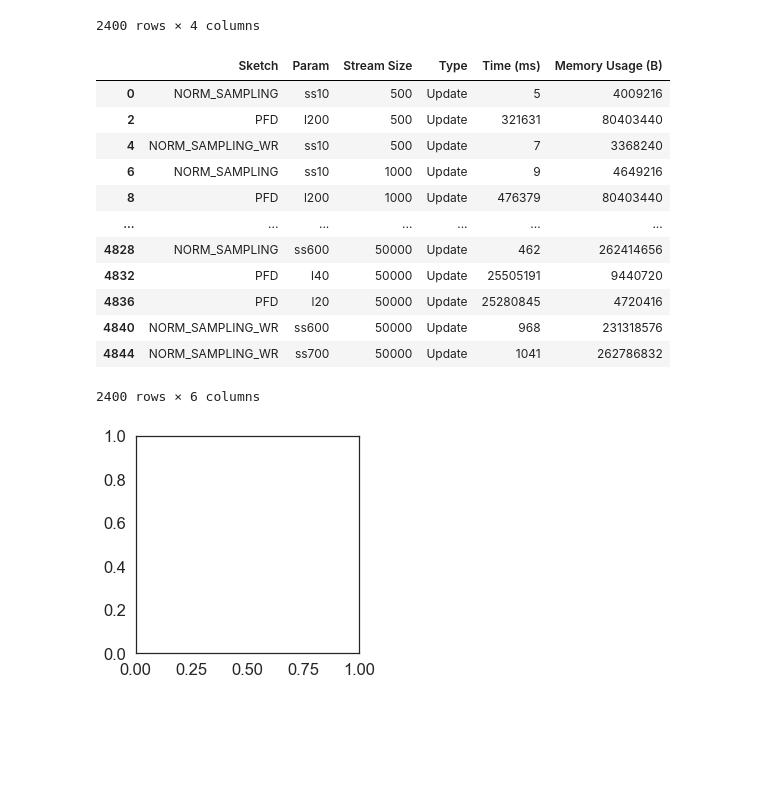
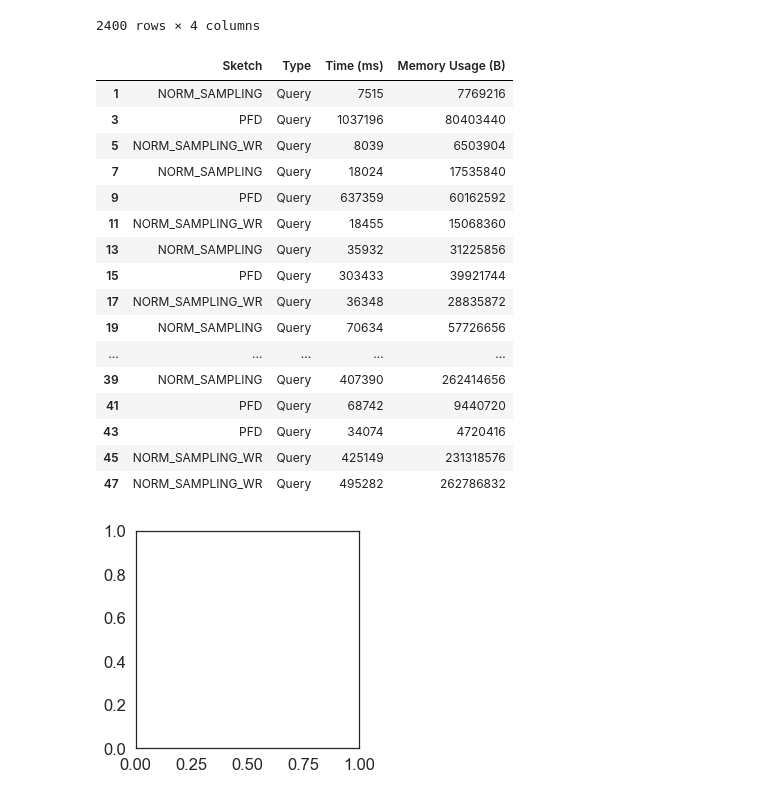
Before and after one commit to Yanqing-UTAH/ATTPCode, a Jupyter notebook: plot/MAT_ATTP_big.ipynb, the cells around one changed output. Cells and saved outputs as stored; diff of their text form; code cells hidden in the pictures; blank space fills up the shorter version.

```diff
--- a/plot/MAT_ATTP_big.ipynb
+++ b/plot/MAT_ATTP_big.ipynb
@@ -26,7 +26,7 @@ for line in s:
         flagFinal = False
     if line.find(" timers") != -1:
         query_type = line.strip().split(" ")[0]
-    if line.find(" ms = ") != -1:
+    if line.find(" ms = ") != -1 and flagFinal:
         t = line.strip().split(':')
         sketch = t[0].split('-')
         sketch = [sketch[0], ''.join(sketch[1:])]
@@ -62,25 +62,32 @@ mem
 | 2398 | NORM_SAMPLING_WR | ss600 | 50000 | 231318576 |
 | 2399 | NORM_SAMPLING_WR | ss700 | 50000 | 262786832 |
 2400 rows × 4 columns
+# %%
+final_mem = pd.DataFrame(raw_final_mem, columns = ["Sketch", "Param", "Stream Size", "Memory Usage (B)"])
 # %%
 time = pd.DataFrame(raw_time, columns = ["Sketch", "Param", "Stream Size", "Type", "Time (ms)"])
-time_processed = pd.merge(time, mem, on = ["Sketch", "Param", "Stream Size"]).drop_duplicates()
+time_processed = pd.merge(time, final_mem, on = ["Sketch", "Param", "Stream Size"]).drop(["Stream Size", "Param"], 1).drop_duplicates()
 utime = time_processed[time_processed["Type"] == "Update"]
-utime
+qtime = time_processed[time_processed["Type"] == "Query"]
+qtime
 # %% [output]
-|  | Sketch | Param | Stream Size | Type | Time (ms) | Memory Usage (B) |
-| 0 | NORM_SAMPLING | ss10 | 500 | Update | 5 | 4009216 |
-| 2 | PFD | l200 | 500 | Update | 321631 | 80403440 |
-| 4 | NORM_SAMPLING_WR | ss10 | 500 | Update | 7 | 3368240 |
-| 6 | NORM_SAMPLING | ss10 | 1000 | Update | 9 | 4649216 |
-| 8 | PFD | l200 | 1000 | Update | 476379 | 80403440 |
-| ... | ... | ... | ... | ... | ... | ... |
-| 4828 | NORM_SAMPLING | ss600 | 50000 | Update | 462 | 262414656 |
-| 4832 | PFD | l40 | 50000 | Update | 25505191 | 9440720 |
-| 4836 | PFD | l20 | 50000 | Update | 25280845 | 4720416 |
-| 4840 | NORM_SAMPLING_WR | ss600 | 50000 | Update | 968 | 231318576 |
-| 4844 | NORM_SAMPLING_WR | ss700 | 50000 | Update | 1041 | 262786832 |
+|  | Sketch | Type | Time (ms) | Memory Usage (B) |
+| 1 | NORM_SAMPLING | Query | 7515 | 7769216 |
+| 3 | PFD | Query | 1037196 | 80403440 |
+| 5 | NORM_SAMPLING_WR | Query | 8039 | 6503904 |
+| 7 | NORM_SAMPLING | Query | 18024 | 17535840 |
+| 9 | PFD | Query | 637359 | 60162592 |
+| 11 | NORM_SAMPLING_WR | Query | 18455 | 15068360 |
+| 13 | NORM_SAMPLING | Query | 35932 | 31225856 |
+| 15 | PFD | Query | 303433 | 39921744 |
+| 17 | NORM_SAMPLING_WR | Query | 36348 | 28835872 |
+| 19 | NORM_SAMPLING | Query | 70634 | 57726656 |
+| ... | ... | ... | ... | ... |
+| 39 | NORM_SAMPLING | Query | 407390 | 262414656 |
+| 41 | PFD | Query | 68742 | 9440720 |
+| 43 | PFD | Query | 34074 | 4720416 |
+| 45 | NORM_SAMPLING_WR | Query | 425149 | 231318576 |
+| 47 | NORM_SAMPLING_WR | Query | 495282 | 262786832 |
-2400 rows × 6 columns
 # %%
 fig, ax = plt.subplots(figsize = (4, 4))
 sketch_type = ["NORM_SAMPLING", "NORM_SAMPLING_WR", "PFD"]
```
Also changed, not shown: parts of 4 cells of this notebook, 2 other files.
